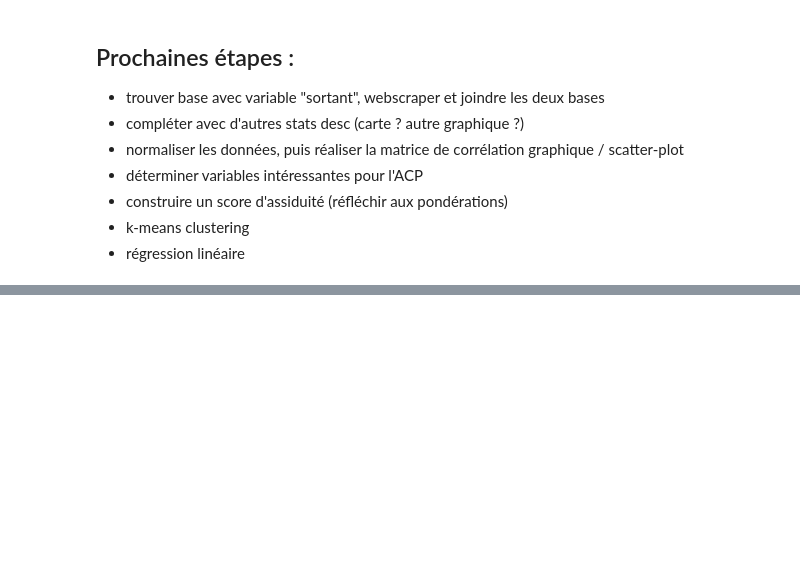
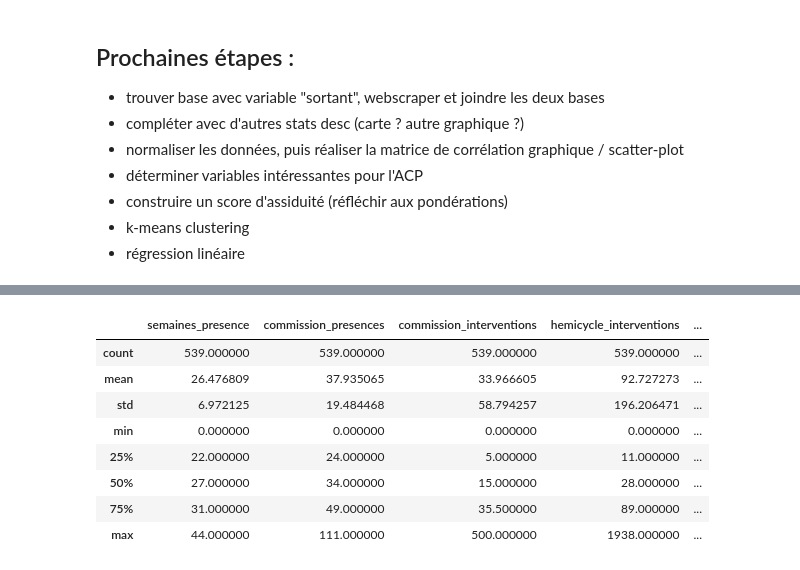
Before and after one commit to APlamont/AssemblyAttendance, a Jupyter notebook: Code/Projet Python pour le Data Scientist.ipynb, the cells around one changed output, grey strips where cells are left out. Drawn from its saved outputs; the diff is of its cells as text; code cells hidden in the pictures; blank space fills up the shorter version.

```diff
--- a/Code/Projet Python pour le Data Scientist.ipynb
+++ b/Code/Projet Python pour le Data Scientist.ipynb
@@ -158,0 +168,18 @@ L'observation de ces boîtes à moustaches donne à voir quelques premières ten
+# %%
+# A remonter plus haut dans le notebook quand on aura validé la formule ; il faudra modifier les boxplots notamment avec la nouvelle variable score_assiduite
+# On procède à un df.describe() sur les variables d'activité, on va s'appuyer sur les médianes de chacune pour estimer le poids qu'on leur donnera dans le score d'assiduité individuel.
+df[['semaines_presence', 'commission_presences', 'commission_interventions',
+       'hemicycle_interventions', 'hemicycle_interventions_courtes',
+       'amendements_proposes', 'amendements_signes', 'amendements_adoptes',
+       'rapports', 'propositions_ecrites', 'propositions_signees',
+       'questions_ecrites', 'questions_orales']].describe()
+# %% [output]
+|  | semaines_presence | commission_presences | commission_interventions | hemicycle_interventions | ... |
+| count | 539.000000 | 539.000000 | 539.000000 | 539.000000 | ... |
+| mean | 26.476809 | 37.935065 | 33.966605 | 92.727273 | ... |
+| std | 6.972125 | 19.484468 | 58.794257 | 196.206471 | ... |
+| min | 0.000000 | 0.000000 | 0.000000 | 0.000000 | ... |
+| 25% | 22.000000 | 24.000000 | 5.000000 | 11.000000 | ... |
+| 50% | 27.000000 | 34.000000 | 15.000000 | 28.000000 | ... |
+| 75% | 31.000000 | 49.000000 | 35.500000 | 89.000000 | ... |
+| max | 44.000000 | 111.000000 | 500.000000 | 1938.000000 | ... |
```
Also changed, not shown: parts of 7 cells of this notebook.
